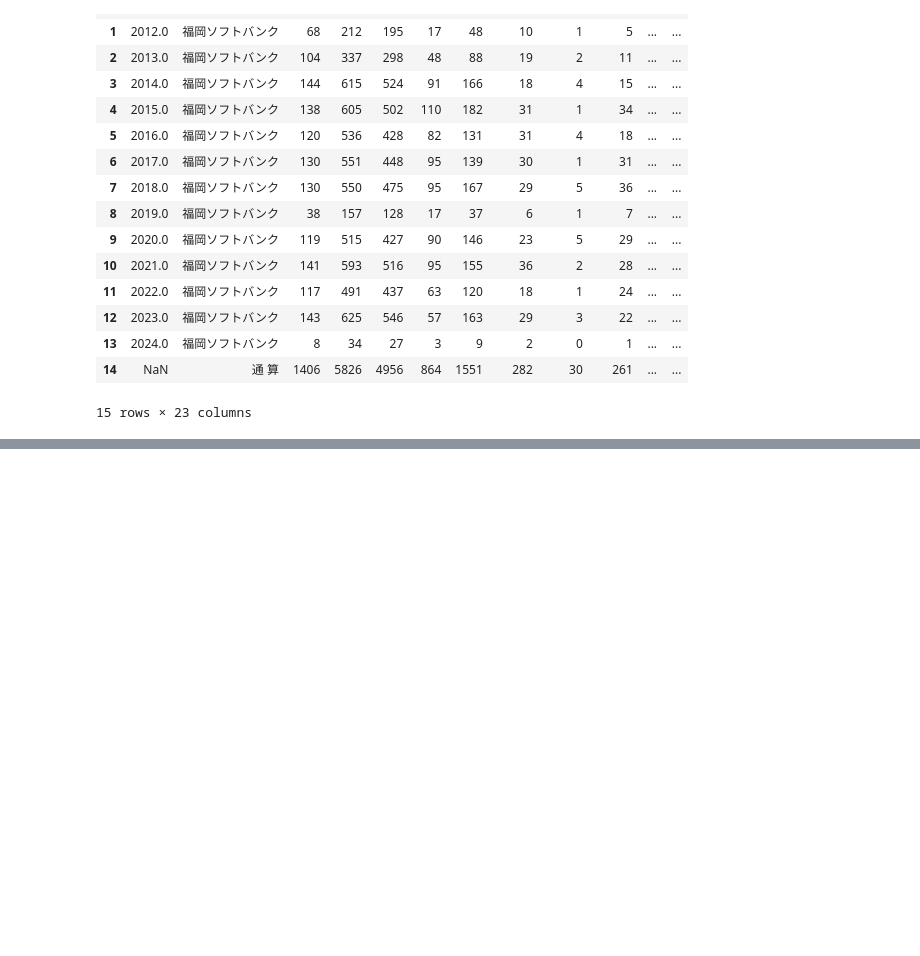
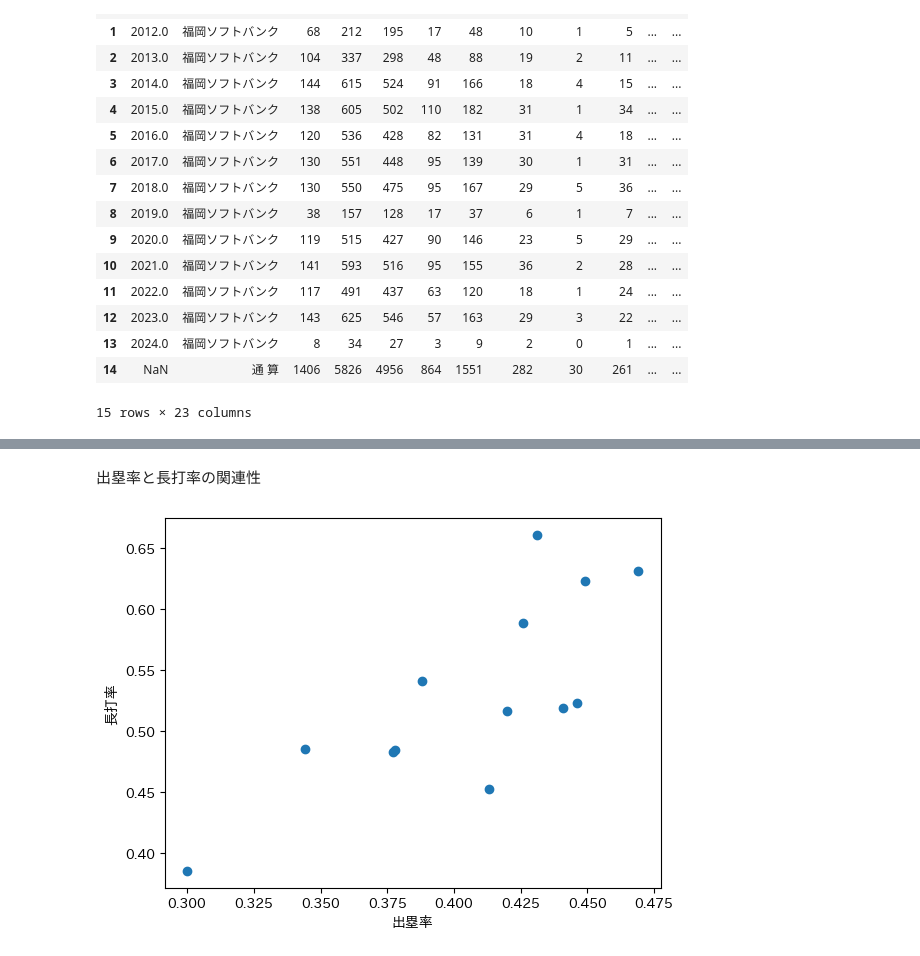
Before and after one commit to kinoco313/jupyterlab-docker, a Jupyter notebook: work/baseball/gita_ops.ipynb, the cells around one changed output, grey strips where cells are left out. Drawn from its saved outputs; the diff is of its cells as text; code cells hidden in the pictures; blank space fills up the shorter version.

```diff
--- a/work/baseball/gita_ops.ipynb
+++ b/work/baseball/gita_ops.ipynb
@@ -125,0 +112,9 @@ plt.show()
+# %% [markdown]
+出塁率と長打率の関連性
+# %%
+plt.scatter(stats['出塁率'], stats['長打率'])
+plt.xlabel('出塁率')
+plt.ylabel('長打率')
+plt.show()
+# %% [output]
+[figure, added]
```
Also changed, not shown: parts of 13 cells of this notebook, 1 other file.
